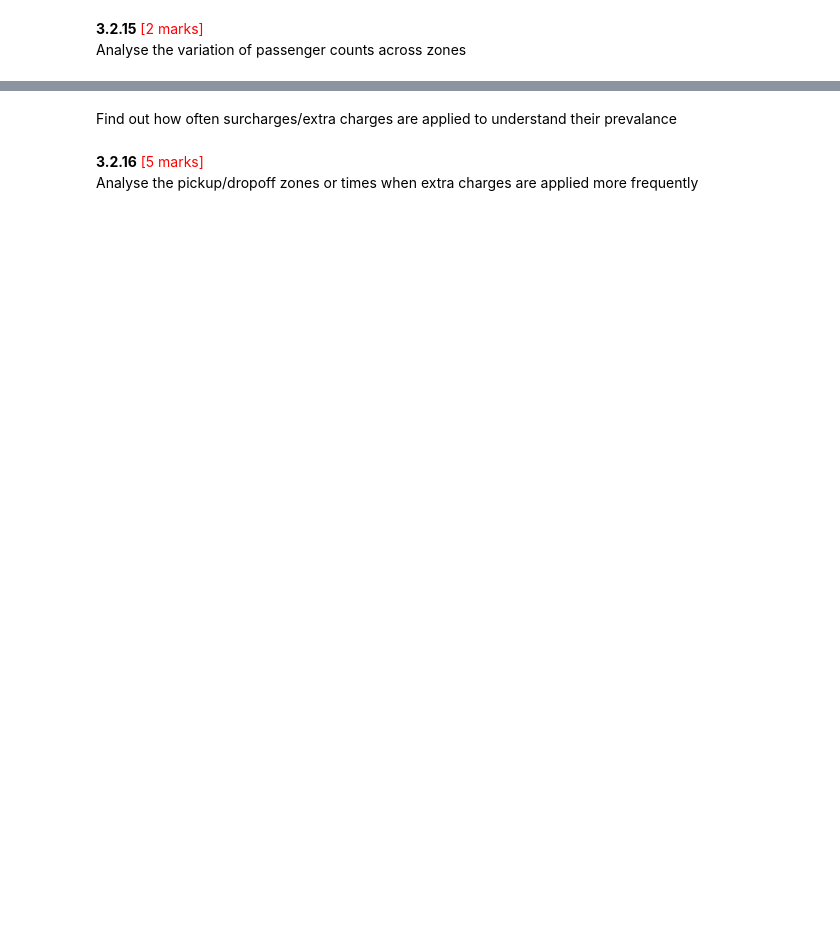
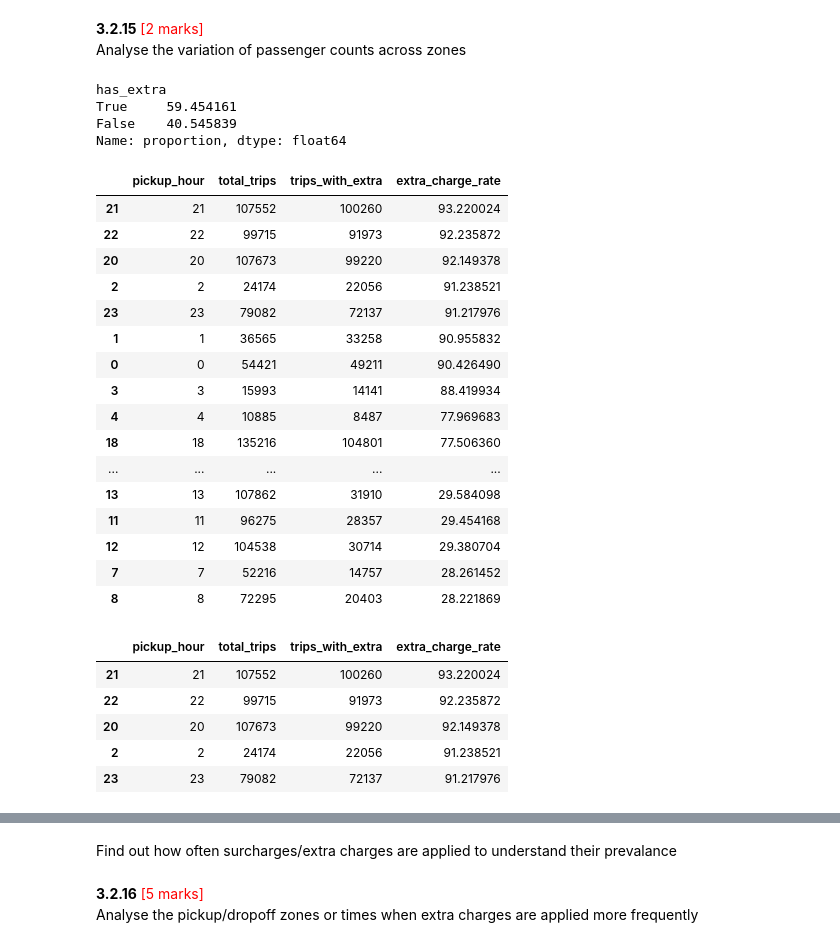
Before and after one commit to srinivasrom/MyStore, a Jupyter notebook: EDA_Assg_NYC_Taxi_Starter_Srinivas_Rompala.ipynb, the cells around one changed output, grey strips where cells are left out. Saved outputs shown, nothing was run; the diff lists cells and outputs as text; code cells hidden in the pictures; blank space fills up the shorter version.

```diff
--- a/EDA_Assg_NYC_Taxi_Starter_Srinivas_Rompala.ipynb
+++ b/EDA_Assg_NYC_Taxi_Starter_Srinivas_Rompala.ipynb
@@ -1455,3 +1954,66 @@ Analyse the variation of passenger counts across zones
+# %%
+# How does passenger count vary across zones
+
+df['pickup_hour'] = df['tpep_pickup_datetime'].dt.hour
+df['has_extra'] = df['extra'] > 0
+extra_summary = df['has_extra'].value_counts(normalize=True) * 100
+
+print(extra_summary)
+hourly_extra = (
+    df.groupby('pickup_hour')
+      .agg(
+          total_trips=('extra', 'size'),
+          trips_with_extra=('has_extra', 'sum')
+      )
+      .reset_index()
+)
+
+hourly_extra['extra_charge_rate'] = (
+    hourly_extra['trips_with_extra'] /
+    hourly_extra['total_trips'] * 100
+)
+
+display(
+    hourly_extra.sort_values(
+        'extra_charge_rate',
+        ascending=False
+    )
+)
+top_hours = (
+    hourly_extra
+    .sort_values('extra_charge_rate', ascending=False)
+    .head(5)
+)
+
+display(top_hours)
+# %% [output]
+has_extra
+True     59.454161
+False    40.545839
+Name: proportion, dtype: float64
+|  | pickup_hour | total_trips | trips_with_extra | extra_charge_rate |
+| 21 | 21 | 107552 | 100260 | 93.220024 |
+| 22 | 22 | 99715 | 91973 | 92.235872 |
+| 20 | 20 | 107673 | 99220 | 92.149378 |
+| 2 | 2 | 24174 | 22056 | 91.238521 |
+| 23 | 23 | 79082 | 72137 | 91.217976 |
+| 1 | 1 | 36565 | 33258 | 90.955832 |
+| 0 | 0 | 54421 | 49211 | 90.426490 |
+| 3 | 3 | 15993 | 14141 | 88.419934 |
+| 4 | 4 | 10885 | 8487 | 77.969683 |
+| 18 | 18 | 135216 | 104801 | 77.506360 |
+| ... | ... | ... | ... | ... |
+| 13 | 13 | 107862 | 31910 | 29.584098 |
+| 11 | 11 | 96275 | 28357 | 29.454168 |
+| 12 | 12 | 104538 | 30714 | 29.380704 |
+| 7 | 7 | 52216 | 14757 | 28.261452 |
+| 8 | 8 | 72295 | 20403 | 28.221869 |
+|  | pickup_hour | total_trips | trips_with_extra | extra_charge_rate |
+| 21 | 21 | 107552 | 100260 | 93.220024 |
+| 22 | 22 | 99715 | 91973 | 92.235872 |
+| 20 | 20 | 107673 | 99220 | 92.149378 |
+| 2 | 2 | 24174 | 22056 | 91.238521 |
+| 23 | 23 | 79082 | 72137 | 91.217976 |
 # %%
 # For a more detailed analysis, we can use the zones_with_trips GeoDataFrame
 # Create a new column for the average passenger count in each zone.
```
Also changed, not shown: parts of 22 cells of this notebook.
